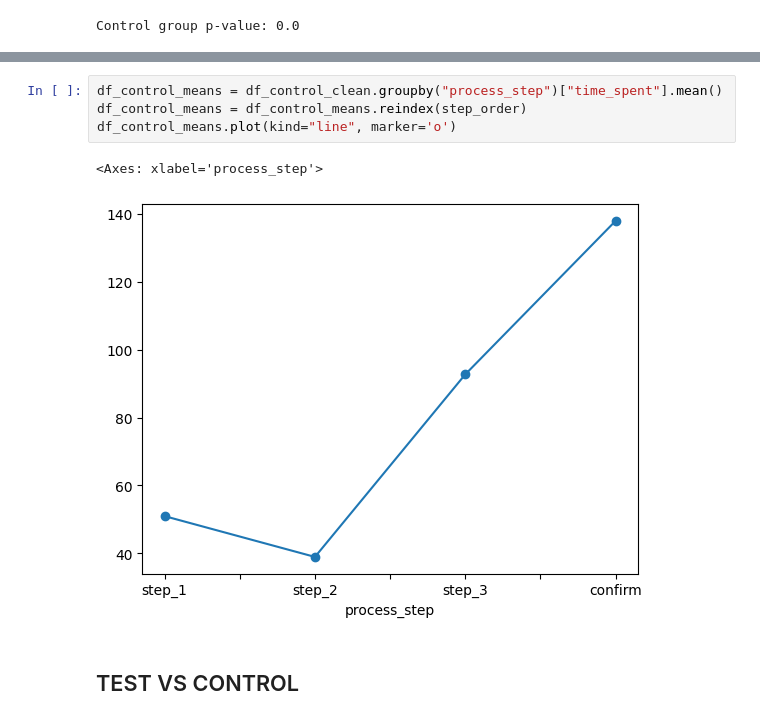
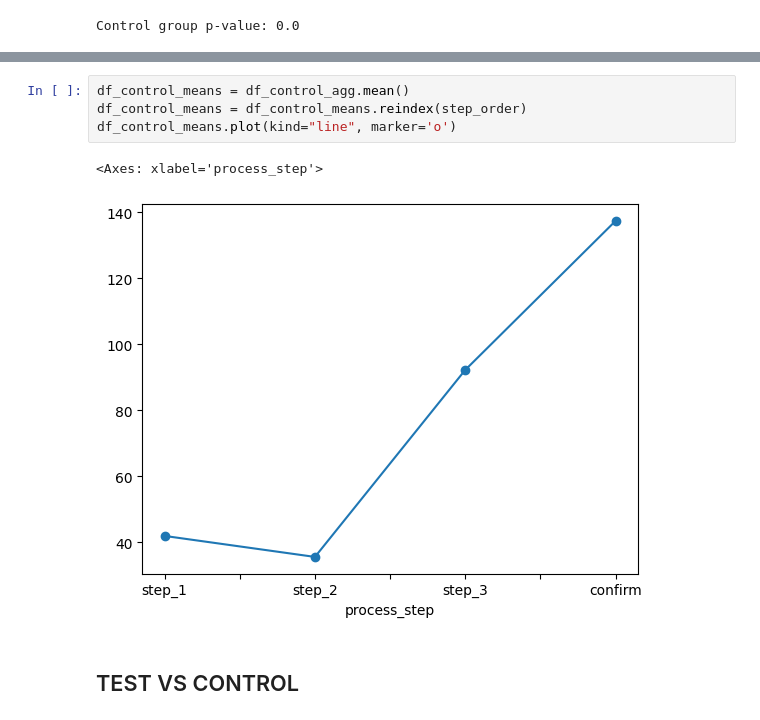
Before and after one commit to gonch145-svg/project-2, a Jupyter notebook: notebooks/completion_time_francisca.ipynb, the cells around one changed output, grey strips where cells are left out. Drawn from its saved outputs; the diff is of its cells as text.

```diff
--- a/notebooks/completion_time_francisca.ipynb
+++ b/notebooks/completion_time_francisca.ipynb
@@ -313,10 +329,10 @@ dtype: float64
 # %%
-df_control_means = df_control_clean.groupby("process_step")["time_spent"].mean()
+df_control_means = df_control_agg.mean()
 df_control_means = df_control_means.reindex(step_order)
 df_control_means.plot(kind="line", marker='o')
 # %% [output]
 <Axes: xlabel='process_step'>
-[figure, old version]
+[figure, new version]
 # %% [markdown]
 ## TEST VS CONTROL
 # %%
```
Also changed, not shown: parts of 31 cells of this notebook, 1 other file.
